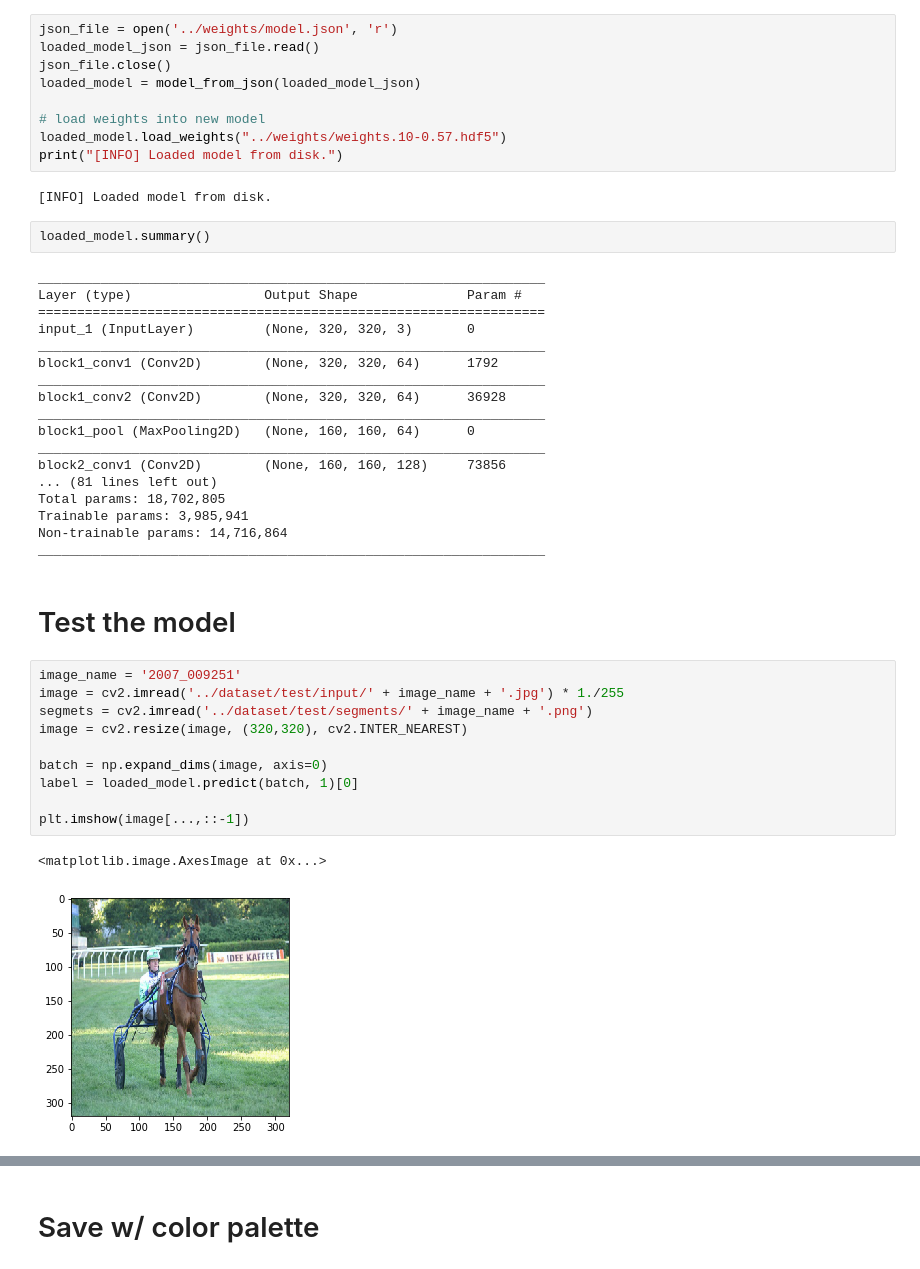
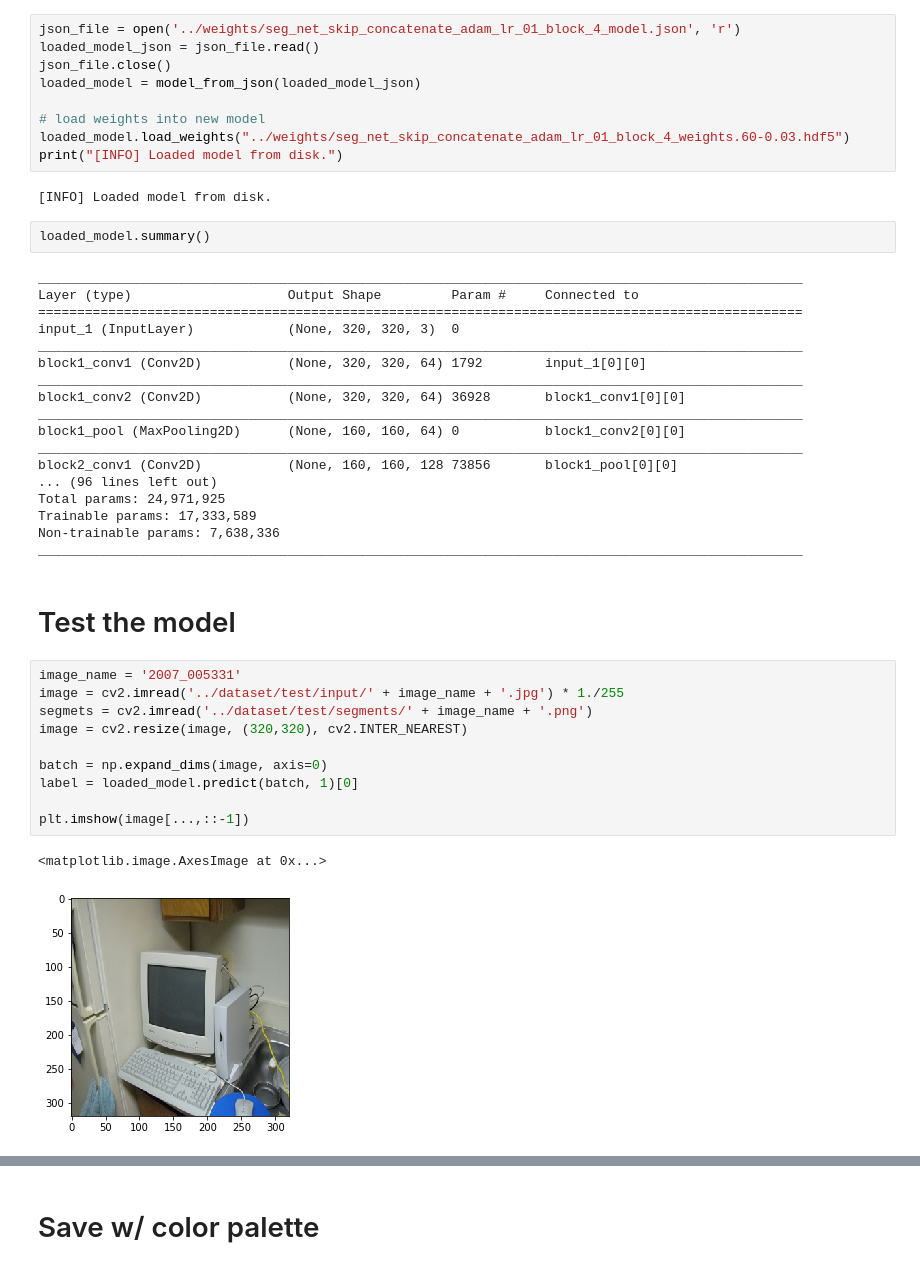
Before and after one commit to marcelsan/semantic-segmentation, a Jupyter notebook: notebooks/Results Evaluation.ipynb, the cells around one changed output, grey strips where cells are left out. Drawn from its saved outputs; the diff is of its cells as text.

```diff
--- a/notebooks/Results Evaluation.ipynb
+++ b/notebooks/Results Evaluation.ipynb
@@ -32,51 +34,51 @@ PALETTE = [0, 0, 0, 128, 0, 0, 0, 128, 0, 128, 128, 0, 0, 0, 128, 128, 0, 128, 0
 # %% [markdown]
 # Load Model
 # %%
-json_file = open('../weights/model.json', 'r')
+json_file = open('../weights/seg_net_skip_concatenate_adam_lr_01_block_4_model.json', 'r')
 loaded_model_json = json_file.read()
 json_file.close()
 loaded_model = model_from_json(loaded_model_json)
 
 # load weights into new model
-loaded_model.load_weights("../weights/weights.10-0.57.hdf5")
+loaded_model.load_weights("../weights/seg_net_skip_concatenate_adam_lr_01_block_4_weights.60-0.03.hdf5")
 print("[INFO] Loaded model from disk.")
 # %% [output]
 [INFO] Loaded model from disk.
 # %%
 loaded_model.summary()
 # %% [output]
-_________________________________________________________________
-Layer (type)                 Output Shape              Param #
-=================================================================
-input_1 (InputLayer)         (None, 320, 320, 3)       0
-_________________________________________________________________
-block1_conv1 (Conv2D)        (None, 320, 320, 64)      1792
-_________________________________________________________________
-block1_conv2 (Conv2D)        (None, 320, 320, 64)      36928
-_________________________________________________________________
-block1_pool (MaxPooling2D)   (None, 160, 160, 64)      0
-_________________________________________________________________
-block2_conv1 (Conv2D)        (None, 160, 160, 128)     73856
-... (81 lines left out)
-Total params: 18,702,805
-Trainable params: 3,985,941
-Non-trainable params: 14,716,864
-_________________________________________________________________
+__________________________________________________________________________________________________
+Layer (type)                    Output Shape         Param #     Connected to
+==================================================================================================
+input_1 (InputLayer)            (None, 320, 320, 3)  0
+__________________________________________________________________________________________________
+block1_conv1 (Conv2D)           (None, 320, 320, 64) 1792        input_1[0][0]
+__________________________________________________________________________________________________
+block1_conv2 (Conv2D)           (None, 320, 320, 64) 36928       block1_conv1[0][0]
+__________________________________________________________________________________________________
+block1_pool (MaxPooling2D)      (None, 160, 160, 64) 0           block1_conv2[0][0]
+__________________________________________________________________________________________________
+block2_conv1 (Conv2D)           (None, 160, 160, 128 73856       block1_pool[0][0]
+... (96 lines left out)
+Total params: 24,971,925
+Trainable params: 17,333,589
+Non-trainable params: 7,638,336
+__________________________________________________________________________________________________
 # %% [markdown]
 # Test the model
 # %%
-image_name = '2007_009251'
+image_name = '2007_005331'
 image = cv2.imread('../dataset/test/input/' + image_name + '.jpg') * 1./255
 segmets = cv2.imread('../dataset/test/segments/' + image_name + '.png')
 image = cv2.resize(image, (320,320), cv2.INTER_NEAREST)
 
 batch = np.expand_dims(image, axis=0)
 label = loaded_model.predict(batch, 1)[0]
 
 plt.imshow(image[...,::-1])
 # %% [output]
 <matplotlib.image.AxesImage at 0x...>
-[figure, old version]
+[figure, new version]
 # %%
 label_reshape = label.reshape((320,320,21))
 t = np.argmax(label_reshape, axis=2)
```
Also changed, not shown: parts of 2 cells of this notebook, 9 other files.
